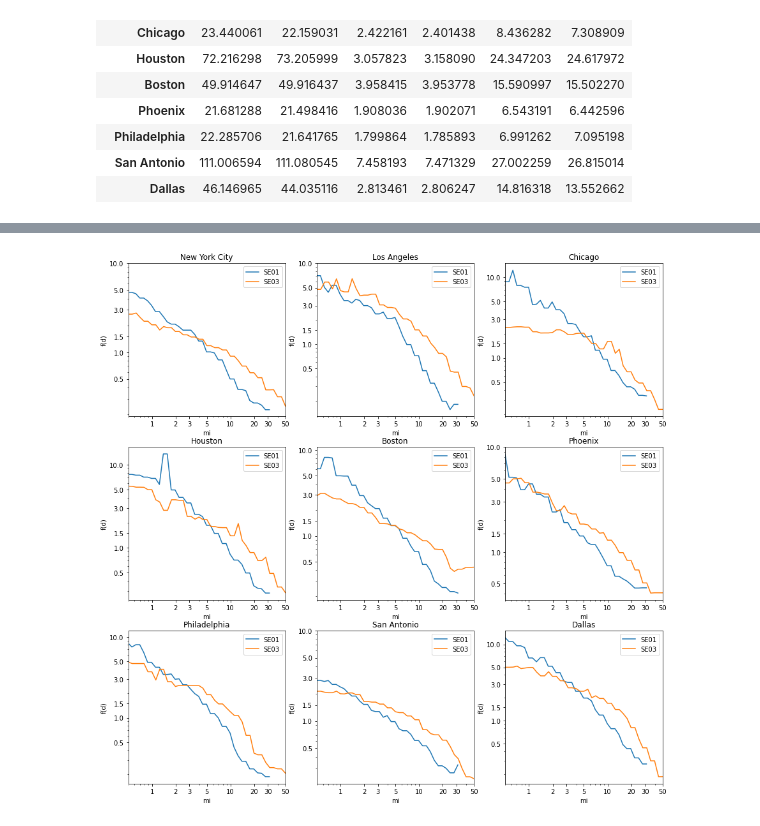
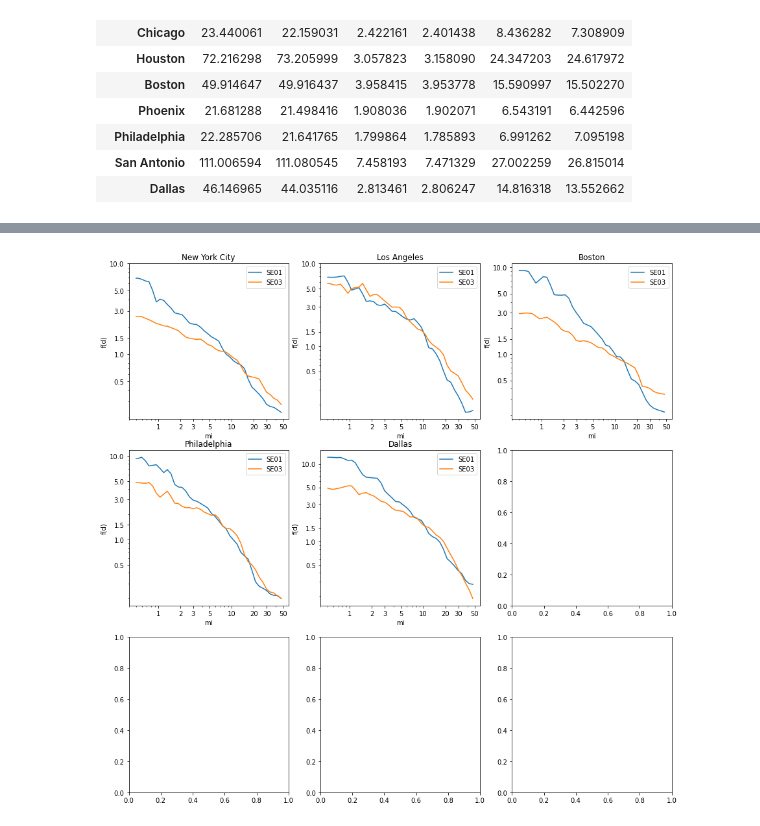
Before and after one commit to yuribogomolov/sttn, a Jupyter notebook: notebooks/f(d)_gravity_model.ipynb, the cells around one changed output, grey strips where cells are left out. Cells and saved outputs as stored; diff of their text form; code cells hidden in the pictures.

```diff
--- a/notebooks/f(d)_gravity_model.ipynb
+++ b/notebooks/f(d)_gravity_model.ipynb
@@ -74,3 +29,18 @@ cities = [
+# %%
+cities = [
+    ('New York City', 'ny', ['New York County, NY', 'Queens County, NY','Kings County, NY','Bronx County, NY','Richmond County, NY']),
+    ('Los Angeles', 'ca', ['Los Angeles County, CA']),
+#     ('Chicago', 'il', ['Cook County, IL']),
+    ('Houston', 'tx', ['Harris County, TX']),
+    ('Boston', 'ma', ['Suffolk County, MA', 'Middlesex County, MA']),
+    ('Phoenix', 'az', ['Maricopa County, AZ']),
+    ('Philadelphia', 'pa', ['Philadelphia County, PA']),
+#     ('San Antonio', 'tx', ['Bexar County, TX']),
+#     ('San Diego', 'ca', ['San Diego County, CA']),
+    ('Dallas', 'tx', ['Dallas County, TX']),
+    ('San Jose', 'ca', ['Santa Clara County, CA']),
+    ('Austin', 'tx', ['Travis County, TX']),
+]
 # %%
 def build_training_set(network, target_column):
     # explode the dataset to include all node pairs
@@ -514,33 +475,44 @@ for city in bindffDict.keys():
 # %%
 # 0.2% / 2000
 
 fig,ax = plt.subplots(3,3,figsize=(15,15))
 i= 0
-for city, state, conties in cities:
-    df = pd.DataFrame({'bin':Distfd1[city].keys(),'fd':Distfd1[city].values()})
-    df = df.sort_values(by='bin')
-    df.bin = df.bin/1.6
-    ax[i//3,i%3].set_xlim(0.5,50)
-    ax[i//3,i%3].plot(df['bin'],df['fd'],label='SE01')
+for city,state, counties in cities:
+    if city in ['Chicago','Phoenix','Houston','San Antonio','Austin', 'San Jose']:
+        pass
+    else:
+        df = pd.DataFrame({'bin':Distfd1[city].keys(),'fd':Distfd1[city].values()})
+        df = df.sort_values(by='bin')
+        df['bin+1'] = df['bin'].shift(1)
+        df['bin+1'].fillna(df['bin'][0],inplace=True)
+        df['fd+1'] = df['fd'].shift(1)
+        df['fd+1'].fillna(df['fd'][0],inplace=True)
+        df['fdsmooth'] = (df['fd']+df['fd+1'])/2
+        df['binsmooth'] = (df['bin']+df['bin+1'])/2
+        ax[i//3,i%3].plot(df['binsmooth'],df['fdsmooth'],label='SE01')
 
-    df = pd.DataFrame({'bin':Distfd3[city].keys(),'fd':Distfd3[city].values()})
-    df = df.sort_values(by='bin')
+        df = pd.DataFrame({'bin':Distfd3[city].keys(),'fd':Distfd3[city].values()})
+        df['bin+1'] = df['bin'].shift(1)
+        df['bin+1'].fillna(df['bin'][0],inplace=True)
+        df['fd+1'] = df['fd'].shift(1)
+        df['fd+1'].fillna(df['fd'][0],inplace=True)
+        df['fdsmooth'] = (df['fd']+df['fd+1'])/2
+        df['binsmooth'] = (df['bin']+df['bin+1'])/2
+        df = df.sort_values(by='bin')
+        ax[i//3,i%3].plot(df['binsmooth'],df['fdsmooth'],label='SE03')
 
+        ax[i//3,i%3].set_title(city)
+        ax[i//3,i%3].legend()
+        ax[i//3,i%3].set_yscale('log')
+        ax[i//3,i%3].set_xscale('log')
+        ax[i//3,i%3].set_yticks([0.5, 1, 1.5, 3, 5, 10])
+        ax[i//3,i%3].set_xticks([1, 2, 3, 5, 10, 20, 30, 50])
+        ax[i//3,i%3].get_xaxis().set_major_formatter(matplotlib.ticker.ScalarFormatter())
+        ax[i//3,i%3].get_yaxis().set_major_formatter(matplotlib.ticker.ScalarFormatter())
+        ax[i//3,i%3].set_ylabel('f(d)')
+        ax[i//3,i%3].set_xlabel('mi')
+        i += 1
 
-    ax[i//3,i%3].plot(df['bin'],df['fd'],label='SE03')
-
-    ax[i//3,i%3].set_title(city)
-    ax[i//3,i%3].legend()
-    ax[i//3,i%3].set_yscale('log')
-    ax[i//3,i%3].set_xscale('log')
-    ax[i//3,i%3].set_yticks([0.5, 1, 1.5, 3, 5, 10])
-    ax[i//3,i%3].set_xticks([1, 2, 3, 5, 10, 20, 30, 50])
-    ax[i//3,i%3].get_xaxis().set_major_formatter(matplotlib.ticker.ScalarFormatter())
-    ax[i//3,i%3].get_yaxis().set_major_formatter(matplotlib.ticker.ScalarFormatter())
-    ax[i//3,i%3].set_ylabel('f(d)')
-    ax[i//3,i%3].set_xlabel('mi')
-    i += 1
-
-plt.savefig('curve.png')
+    # plt.savefig('curve.png')
 # %% [output]
-[figure, old version]
+[figure, new version]
```
Also changed, not shown: parts of 9 cells of this notebook, 2 other files.
